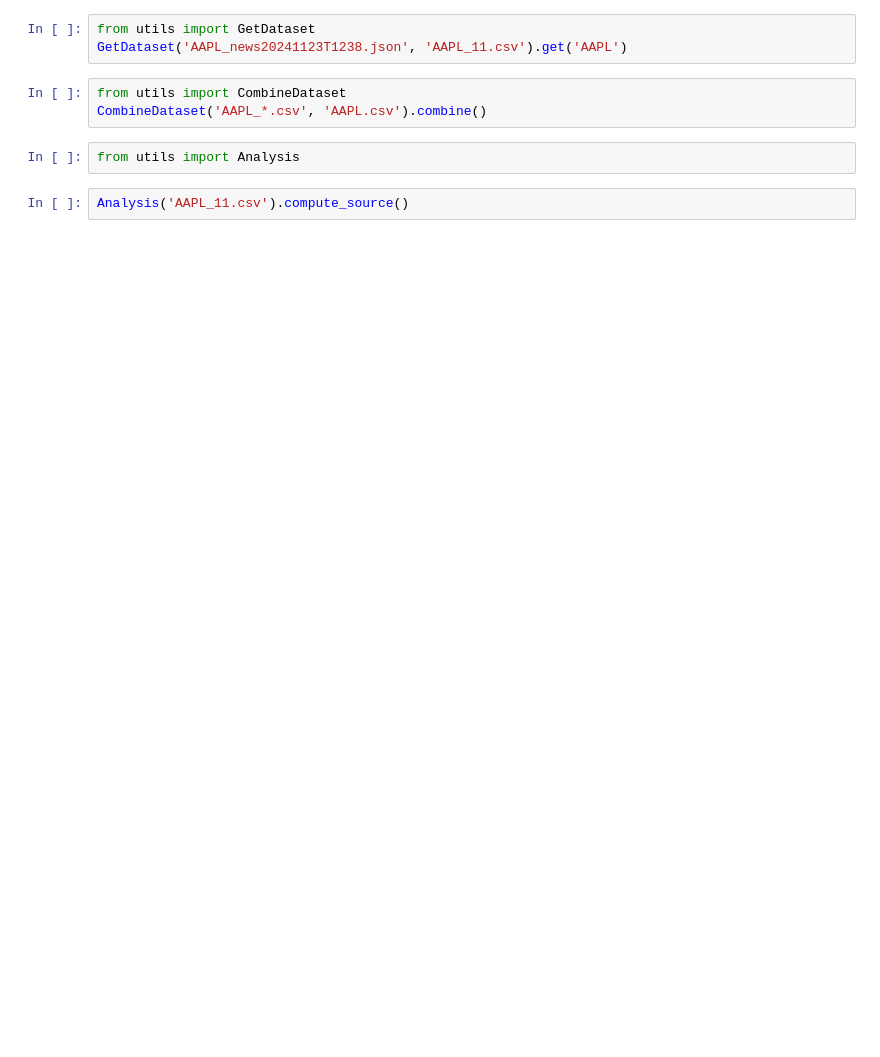
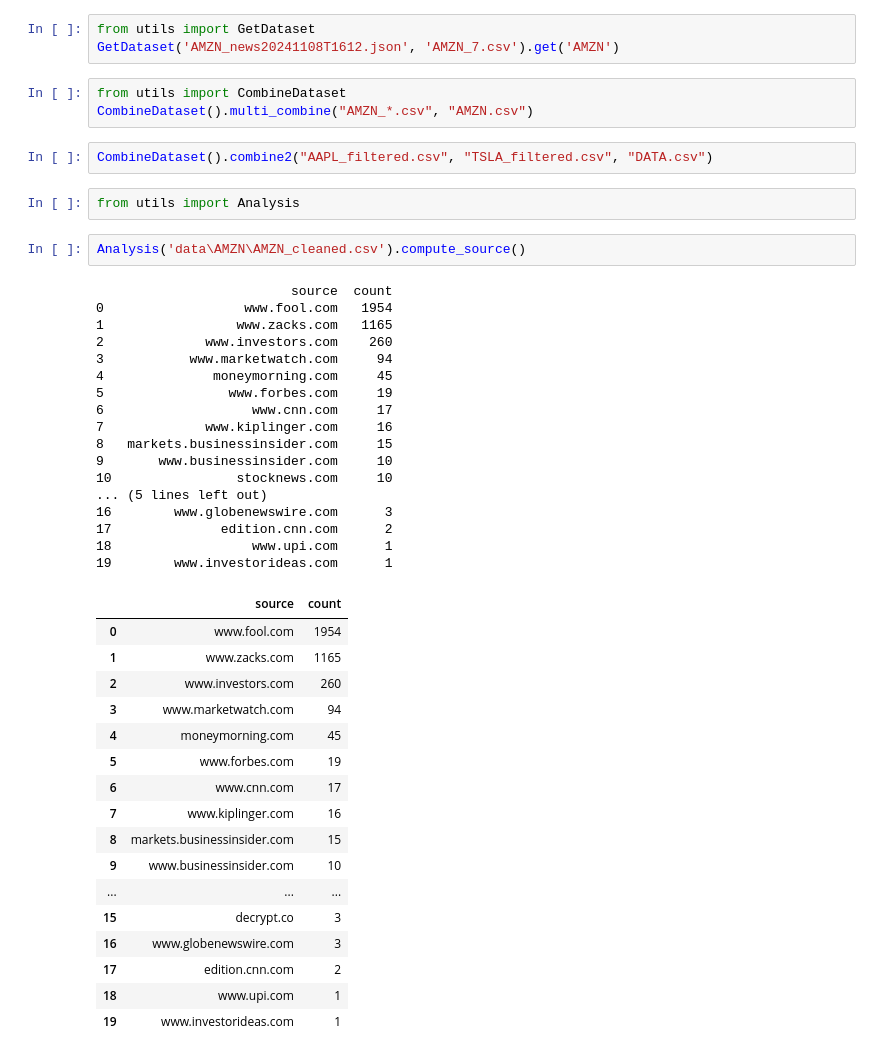
Before and after one commit to withbenny/stock_simulator, a Jupyter notebook: pre.ipynb, the cells around one changed output. Cells and saved outputs as stored; diff of their text form; blank space fills up the shorter version.

```diff
--- a/pre.ipynb
+++ b/pre.ipynb
@@ -1,11 +1,48 @@
 # %%
 from utils import GetDataset
-GetDataset('AAPL_news20241123T1238.json', 'AAPL_11.csv').get('AAPL')
+GetDataset('AMZN_news20241108T1612.json', 'AMZN_7.csv').get('AMZN')
 # %%
 from utils import CombineDataset
-CombineDataset('AAPL_*.csv', 'AAPL.csv').combine()
+CombineDataset().multi_combine("AMZN_*.csv", "AMZN.csv")
+# %%
+CombineDataset().combine2("AAPL_filtered.csv", "TSLA_filtered.csv", "DATA.csv")
 # %%
 from utils import Analysis
 # %%
-Analysis('AAPL_11.csv').compute_source()
+Analysis('data\AMZN\AMZN_cleaned.csv').compute_source()
+# %% [output]
+                         source  count
+0                  www.fool.com   1954
+1                 www.zacks.com   1165
+2             www.investors.com    260
+3           www.marketwatch.com     94
+4              moneymorning.com     45
+5                www.forbes.com     19
+6                   www.cnn.com     17
+7             www.kiplinger.com     16
+8   markets.businessinsider.com     15
+9       www.businessinsider.com     10
+10                stocknews.com     10
+... (5 lines left out)
+16        www.globenewswire.com      3
+17              edition.cnn.com      2
+18                  www.upi.com      1
+19        www.investorideas.com      1
+|  | source | count |
+| 0 | www.fool.com | 1954 |
+| 1 | www.zacks.com | 1165 |
+| 2 | www.investors.com | 260 |
+| 3 | www.marketwatch.com | 94 |
+| 4 | moneymorning.com | 45 |
+| 5 | www.forbes.com | 19 |
+| 6 | www.cnn.com | 17 |
+| 7 | www.kiplinger.com | 16 |
+| 8 | markets.businessinsider.com | 15 |
+| 9 | www.businessinsider.com | 10 |
+| ... | ... | ... |
+| 15 | decrypt.co | 3 |
+| 16 | www.globenewswire.com | 3 |
+| 17 | edition.cnn.com | 2 |
+| 18 | www.upi.com | 1 |
+| 19 | www.investorideas.com | 1 |
 # %%
```
Also changed, not shown: parts of 5 cells of this notebook, 4 other files.
